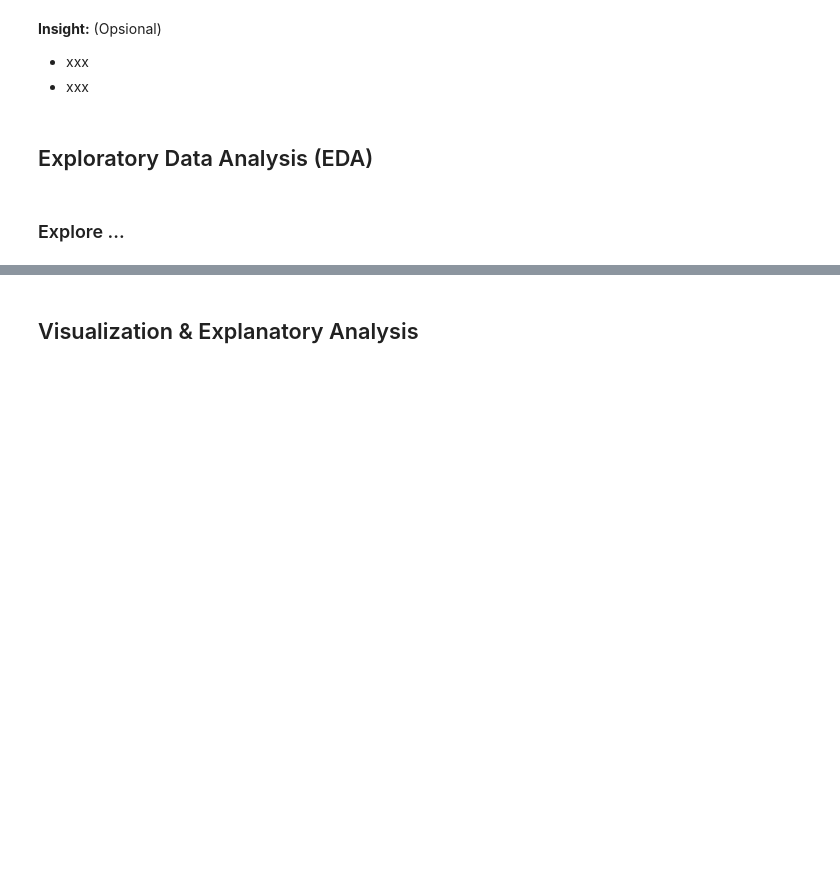
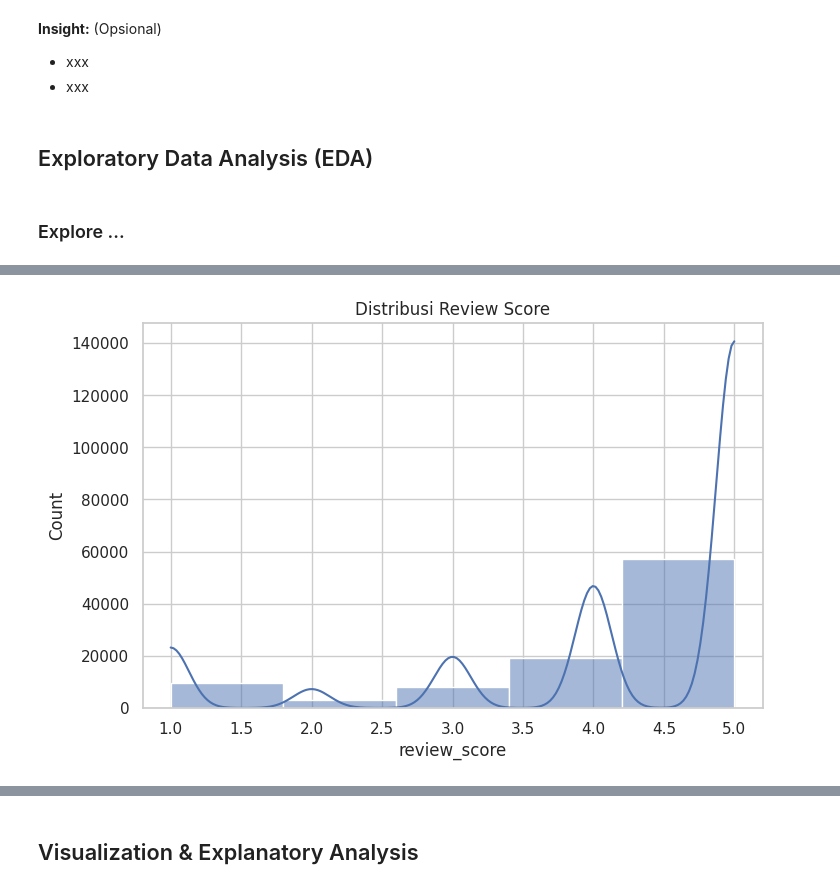
Before and after one commit to zifaberlin/Proyek_Analisis_Data_E_Commerce, a Jupyter notebook: Proyek_Analisis_Data_E_Commerce.ipynb, the cells around one changed output, grey strips where cells are left out. Saved outputs shown, nothing was run; the diff lists cells and outputs as text; code cells hidden in the pictures; blank space fills up the shorter version.

```diff
--- a/Proyek_Analisis_Data_E_Commerce.ipynb
+++ b/Proyek_Analisis_Data_E_Commerce.ipynb
@@ -214,0 +217,85 @@ print(avg_review)
+# %%
+review_order_df = pd.merge(
+    orders_df[['order_id','delivery_status']],
+    reviews_df[['order_id','review_score']],
+    on='order_id',
+    how='inner'
+)
+
+avg_review = review_order_df.groupby('delivery_status')['review_score'].mean().reset_index()
+print(avg_review)
+import matplotlib.pyplot as plt
+import seaborn as sns
+import scipy.stats as stats
+from scipy.stats import chi2_contingency
+sns.set(style="whitegrid")
+review_order_df = pd.merge(
+    orders_df[['order_id','delivery_status']],
+    reviews_df[['order_id','review_score']],
+    on='order_id',
+    how='inner'
+)
+avg_review = review_order_df.groupby(
+    'delivery_status'
+)['review_score'].mean().reset_index()
+
+print(avg_review)
+plt.figure(figsize=(8,5))
+sns.histplot(review_order_df['review_score'], kde=True, bins=5)
+plt.title("Distribusi Review Score")
+plt.show()
+plt.figure(figsize=(8,5))
+sns.boxplot(x=review_order_df['review_score'])
+plt.title("Boxplot Review Score")
+plt.show()
+print("Skewness :", review_order_df['review_score'].skew())
+print("Kurtosis :", review_order_df['review_score'].kurt())
+print("Percentile Review Score")
+print(review_order_df['review_score'].quantile([0.25,0.5,0.75]))
+stat, p = stats.shapiro(review_order_df['review_score'].sample(5000, random_state=42))
+print("Shapiro Test p-value :", p)
+
+if p > 0.05:
+    print("Data berdistribusi normal")
+else:
+    print("Data tidak normal")
+plt.figure(figsize=(8,5))
+sns.countplot(data=review_order_df, x='delivery_status')
+plt.title("Jumlah Order Berdasarkan Delivery Status")
+plt.show()
+plt.figure(figsize=(8,5))
+sns.countplot(data=review_order_df, x='review_score')
+plt.title("Jumlah Tiap Review Score")
+plt.show()
+plt.figure(figsize=(8,5))
+sns.barplot(data=avg_review, x='delivery_status', y='review_score')
+plt.title("Rata-rata Review Score per Delivery Status")
+plt.show()
+plt.figure(figsize=(8,5))
+sns.violinplot(data=review_order_df, x='delivery_status', y='review_score')
+plt.title("Distribusi Review Score Berdasarkan Delivery Status")
+plt.show()
+plt.figure(figsize=(8,5))
+sns.boxplot(data=review_order_df, x='delivery_status', y='review_score')
+plt.title("Boxplot Review Score Berdasarkan Delivery Status")
+plt.show()
+contingency_table = pd.crosstab(
+    review_order_df['delivery_status'],
+    review_order_df['review_score']
+)
+
+chi2, p, dof, expected = chi2_contingency(contingency_table)
+
+print("Chi-square p-value :", p)
+
+if p < 0.05:
+    print("Ada hubungan signifikan antara delivery_status dan review_score")
+else:
+    print("Tidak ada hubungan signifikan")
+numeric_df = review_order_df[['review_score']]
+
+plt.figure(figsize=(5,4))
+sns.heatmap(numeric_df.corr(), annot=True, cmap='coolwarm')
+plt.title("Correlation Matrix")
+plt.show()
+# %% [output]
@@ -214,0 +308 @@ print(avg_review)
+[figure, added]
```
Also changed, not shown: parts of 20 cells of this notebook.
